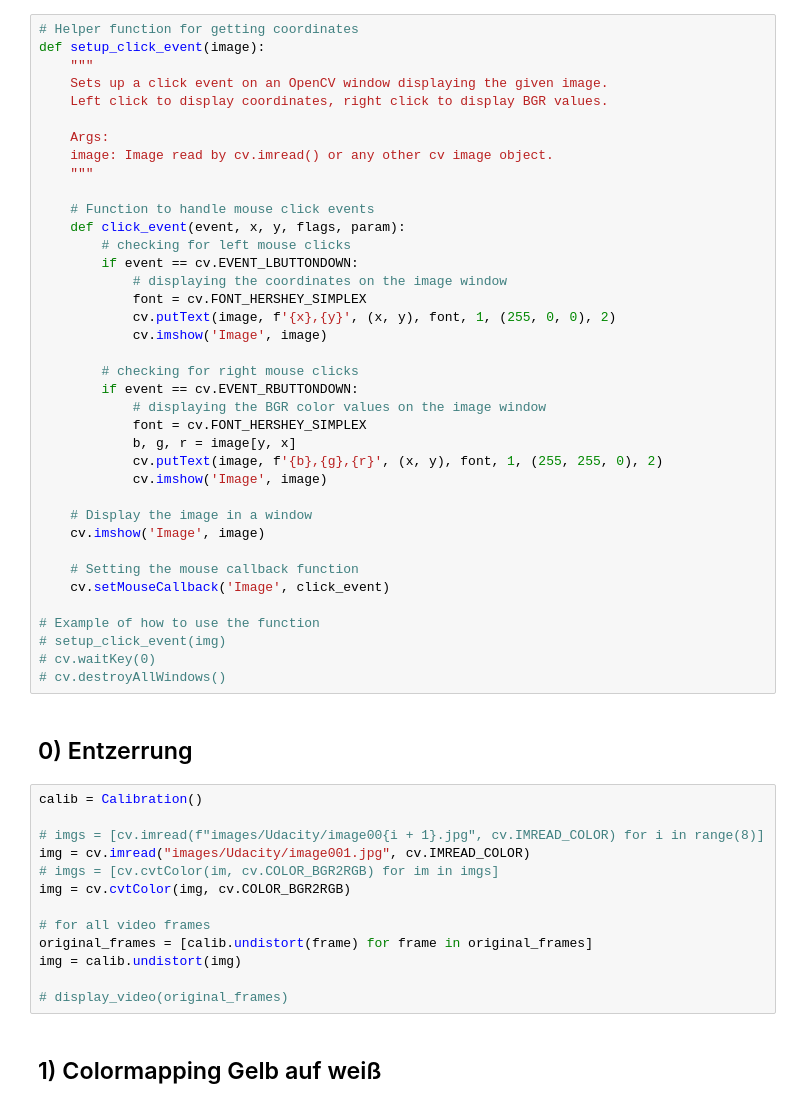
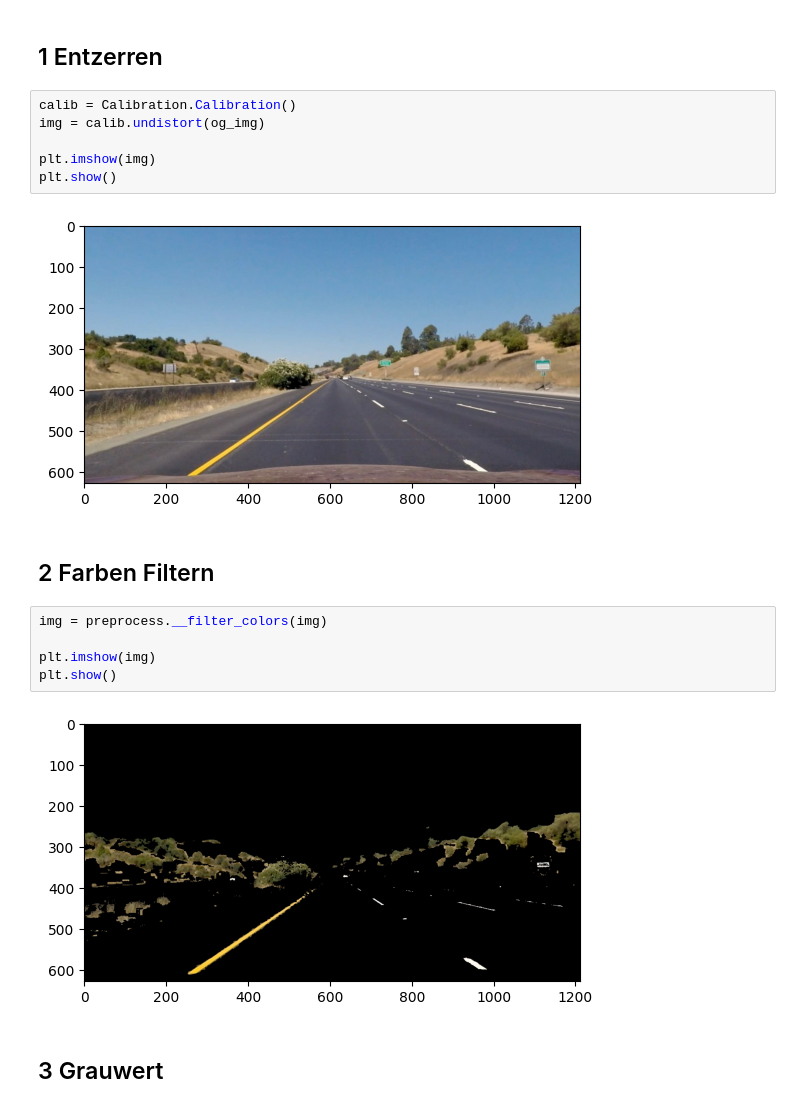
Before and after one commit to Ben-schlch/conventional_lane_detection, a Jupyter notebook: lane_detection.ipynb, the cells around one changed output. Drawn from its saved outputs; the diff is of its cells as text.

```diff
--- a/lane_detection.ipynb
+++ b/lane_detection.ipynb
@@ -36,56 +32,22 @@ Frames per second using video.get(cv.CAP_PROP_FPS) : 25.0
+# %% [markdown]
+## 1 Entzerren
 # %%
-# Helper function for getting coordinates
-def setup_click_event(image):
-    """
-    Sets up a click event on an OpenCV window displaying the given image.
-    Left click to display coordinates, right click to display BGR values.
+calib = Calibration.Calibration()
+img = calib.undistort(og_img)
 
-    Args:
-    image: Image read by cv.imread() or any other cv image object.
-    """
-
-    # Function to handle mouse click events
-    def click_event(event, x, y, flags, param):
-        # checking for left mouse clicks
-        if event == cv.EVENT_LBUTTONDOWN:
-            # displaying the coordinates on the image window
-            font = cv.FONT_HERSHEY_SIMPLEX
-            cv.putText(image, f'{x},{y}', (x, y), font, 1, (255, 0, 0), 2)
-            cv.imshow('Image', image)
-
-        # checking for right mouse clicks
-        if event == cv.EVENT_RBUTTONDOWN:
-            # displaying the BGR color values on the image window
-            font = cv.FONT_HERSHEY_SIMPLEX
-            b, g, r = image[y, x]
-            cv.putText(image, f'{b},{g},{r}', (x, y), font, 1, (255, 255, 0), 2)
-            cv.imshow('Image', image)
-
-    # Display the image in a window
-    cv.imshow('Image', image)
-
-    # Setting the mouse callback function
-    cv.setMouseCallback('Image', click_event)
-
-# Example of how to use the function
-# setup_click_event(img)
-# cv.waitKey(0)
-# cv.destroyAllWindows()
+plt.imshow(img)
+plt.show()
+# %% [output]
+[figure, added]
 # %% [markdown]
-## 0) Entzerrung
+## 2 Farben Filtern
 # %%
-calib = Calibration()
+img = preprocess.__filter_colors(img)
 
-# imgs = [cv.imread(f"images/Udacity/image00{i + 1}.jpg", cv.IMREAD_COLOR) for i in range(8)]
-img = cv.imread("images/Udacity/image001.jpg", cv.IMREAD_COLOR)
-# imgs = [cv.cvtColor(im, cv.COLOR_BGR2RGB) for im in imgs]
-img = cv.cvtColor(img, cv.COLOR_BGR2RGB)
-
-# for all video frames
-original_frames = [calib.undistort(frame) for frame in original_frames]
-img = calib.undistort(img)
-
-# display_video(original_frames)
+plt.imshow(img)
+plt.show()
+# %% [output]
+[figure, added]
 # %% [markdown]
-## 1) Colormapping Gelb auf weiß
+## 3 Grauwert
 # %%
```
Also changed, not shown: parts of 29 cells of this notebook.
